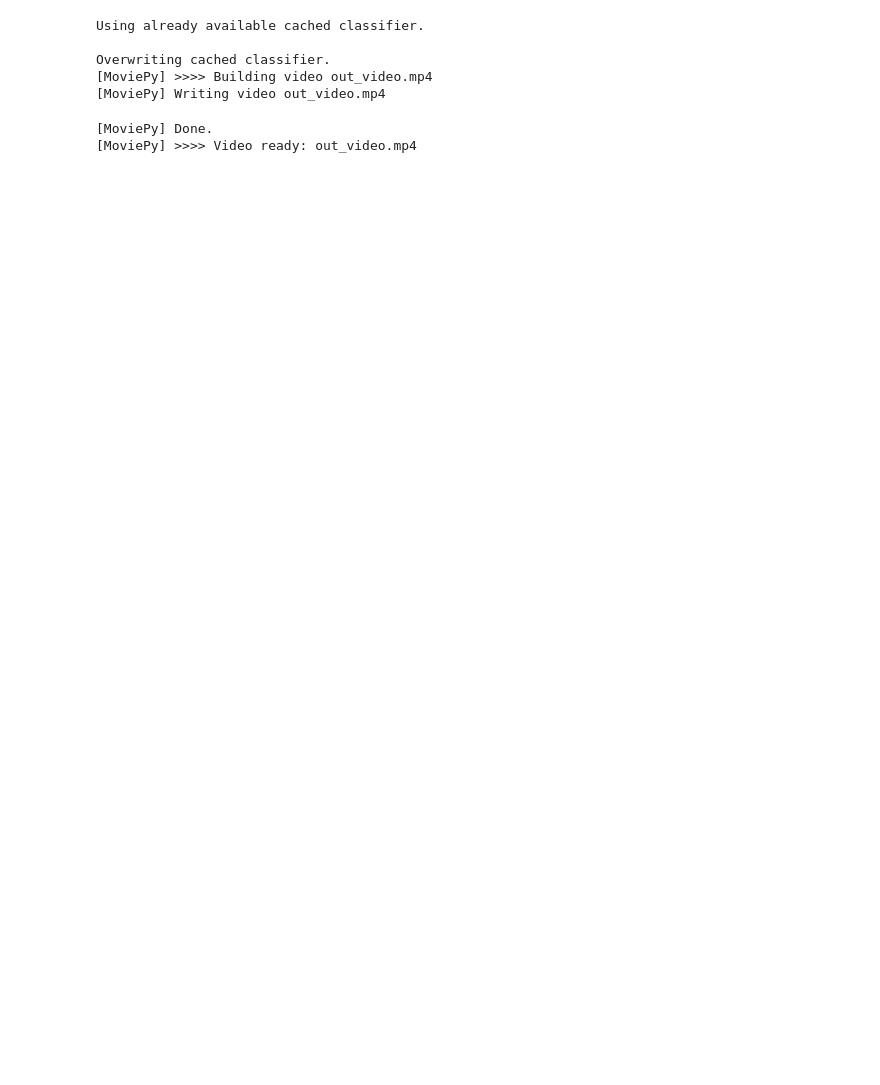
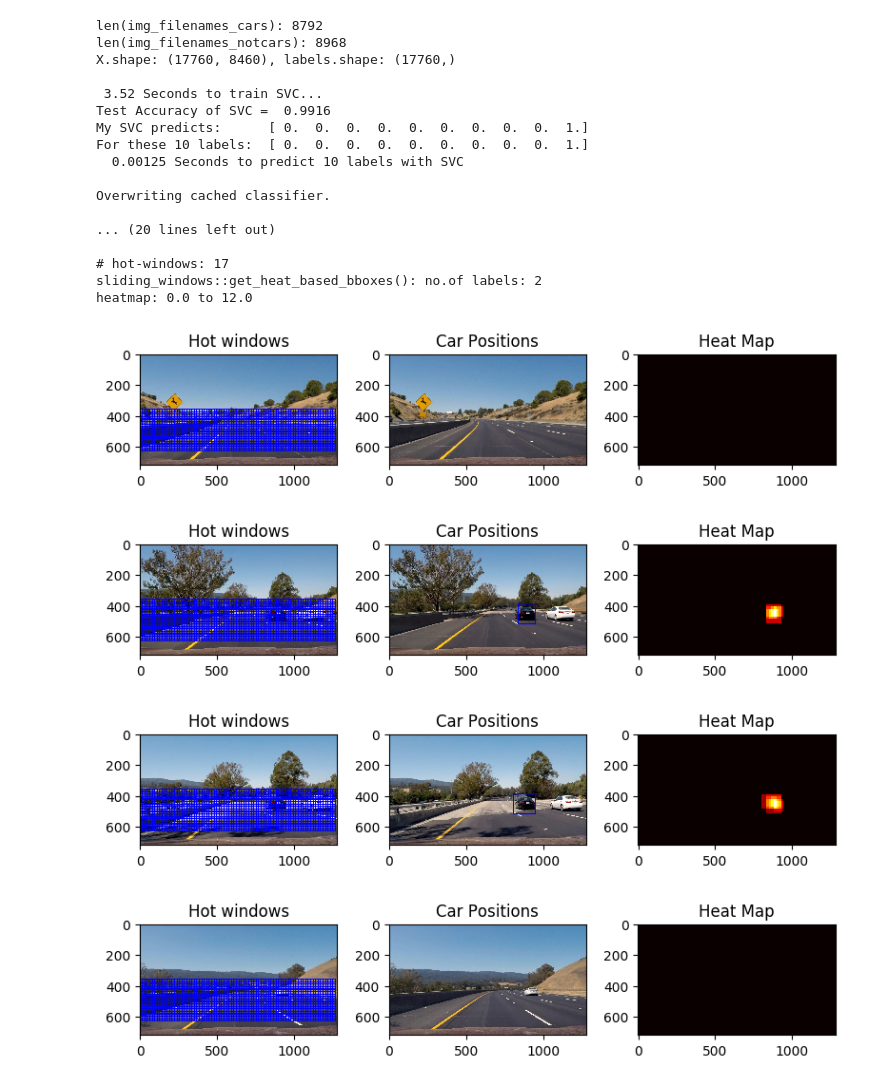
Before and after one commit to BusAI-Self-Driving-Car/Udacity-Self-Driving-Car-Engineer-Nanodegree, a Jupyter notebook: Term1-proj5-Vehicle-Detection/main_vehicle_detection.ipynb, the cells around one changed output. Cells and saved outputs as stored; diff of their text form; code cells hidden in the pictures; blank space fills up the shorter version.

```diff
--- a/Term1-proj5-Vehicle-Detection/main_vehicle_detection.ipynb
+++ b/Term1-proj5-Vehicle-Detection/main_vehicle_detection.ipynb
@@ -26,32 +88,44 @@ def main_test_images():
 
         # Read image
         image = mpimg.imread(filename_img)
+        draw_image = np.copy(image)
 
         # Normalize image intensity, since we read in a jpg
         image = image.astype(np.float32)/255
 
         y_start_stop = [np.int(image.shape[0]/2), image.shape[0] - 60]
         hot_windows = []
+        all_windows = []
         if True:
-            # Search for cars directly with HOG subsampling
-            for scale in np.arange(1, 2, 0.5):
-                window_img, windows = find_cars(image, y_start_stop, svc, X_scaler, scale=scale)
-                hot_windows += windows
+            for scale in np.arange(1, dict_config_params['hog_subsampling_max'],
+                                   dict_config_params['hog_subsampling_step']):
+                windows, car_windows = find_cars(image, y_start_stop,
+                                                     svc, X_scaler,
+                                                     scale=scale)
+                hot_windows += car_windows
+                all_windows += windows
+
         else:
             # No HOG subsampling (HOG features extracted on every search window separately)
             windows = slide_window(image, x_start_stop=[None, None], y_start_stop=y_start_stop,
                             xy_window=(96, 96), xy_overlap=(0.5, 0.5))
 
             hot_windows = search_windows(image, windows, svc, X_scaler)
-            window_img = draw_boxes(draw_image, hot_windows, color=(0, 0, 255), thick=6)
 
-        draw_img, heatmap = get_heat_based_bboxes(image, hot_windows)
+        print("\n# hot-windows: {}".format(len(hot_windows)))
+        window_img = draw_boxes(draw_image, hot_windows, color=(0, 0, 255), thick=6)
+        draw_img, heatmap = get_heat_based_bboxes(draw_image, hot_windows, verbose=True)
 
-        fig = plt.figure(count_fig)
-        plt.subplot(121)
+        print("heatmap: {} to {}".format(np.min(heatmap), np.max(heatmap)))
+
+        fig = plt.figure(count_fig, figsize=(8, 6), dpi=100)
+        plt.subplot(131)
+        plt.imshow(window_img)
+        plt.title('Hot windows')
+        plt.subplot(132)
         plt.imshow(draw_img)
         plt.title('Car Positions')
-        plt.subplot(122)
+        plt.subplot(133)
         plt.imshow(heatmap, cmap='hot')
         plt.title('Heat Map')
         fig.tight_layout()
@@ -92,30 +135,48 @@ def main_video():
 # %%
+import collections
+import argparse
+
 # Globals
 svc, X_scaler = None, None
+buffer_hot_windows = collections.deque(maxlen=dict_config_params['buffer_len_hotwindows'])
 
 if __name__ == '__main__':
 
     # Pickle dump classifier
     filename_classifier = "./classifiers_pickle.p"
     if (dict_config_params['use_cached_classifier'] is True and
             os.path.exists(filename_classifier)):
                 print("\nUsing already available cached classifier.")
                 svc, X_scaler = pickle.load( open(filename_classifier, "rb" ) )
     else:
         X, labels = get_training_data()
         svc, X_scaler = fit_svm(X, labels, verbose=True)
 
     if dict_config_params['overwrite_cached_classifier']:
-        print("\nOverwriting cached classifier.")
+        print("\nOverwriting cached classifier.\n")
         pickle.dump([svc, X_scaler], open( filename_classifier, "wb" ) )
 
     main_test_images()
-    #main_video()
+    #main_video(0.5)   # args.video_sec
 # %% [output]
-Using already available cached classifier.
+len(img_filenames_cars): 8792
+len(img_filenames_notcars): 8968
+X.shape: (17760, 8460), labels.shape: (17760,)
+
+ 3.52 Seconds to train SVC...
+Test Accuracy of SVC =  0.9916
+My SVC predicts:      [ 0.  0.  0.  0.  0.  0.  0.  0.  0.  1.]
+For these 10 labels:  [ 0.  0.  0.  0.  0.  0.  0.  0.  0.  1.]
+  0.00125 Seconds to predict 10 labels with SVC
 
 Overwriting cached classifier.
-[MoviePy] >>>> Building video out_video.mp4
-[MoviePy] Writing video out_video.mp4
+
+... (20 lines left out)
+
+# hot-windows: 17
+sliding_windows::get_heat_based_bboxes(): no.of labels: 2
+heatmap: 0.0 to 12.0
-[MoviePy] Done.
-[MoviePy] >>>> Video ready: out_video.mp4
+[figure, added]
+[figure, added]
+[figure, added]
+[figure, added]
```
Also changed, not shown: parts of 5 cells of this notebook, 3 other files.
